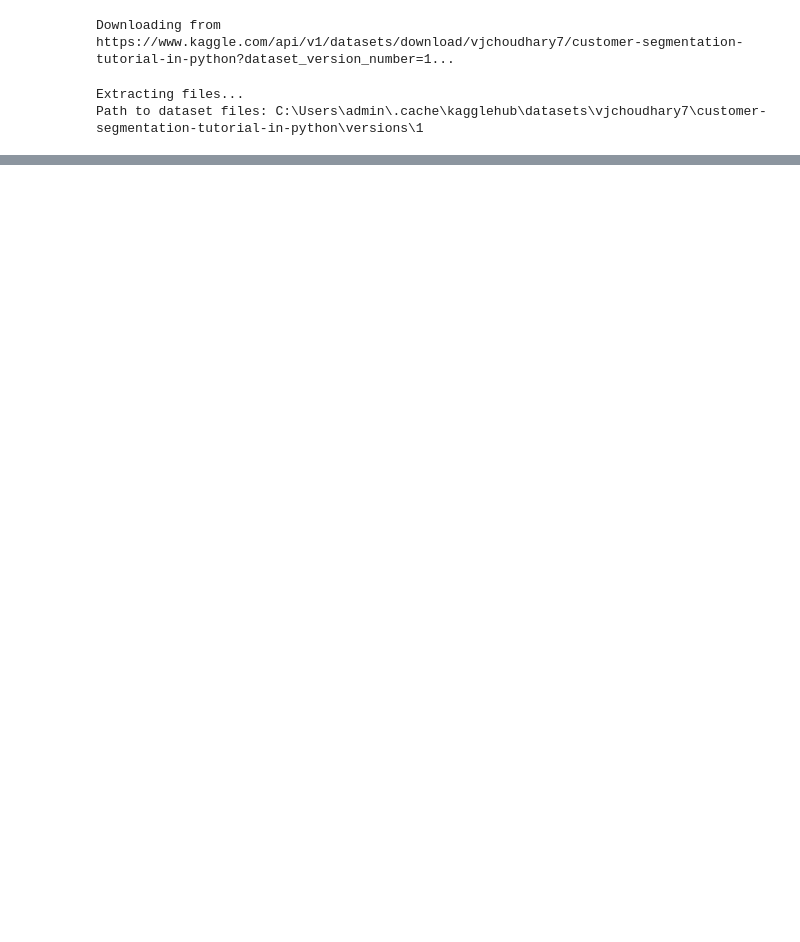
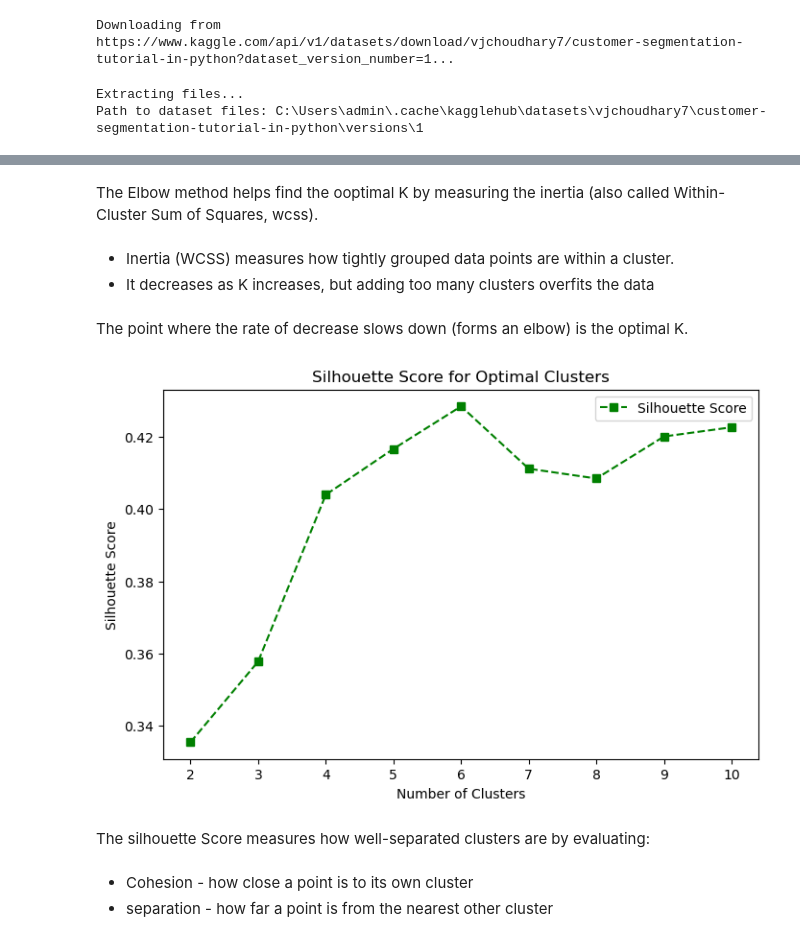
Before and after one commit to MWASMWAURA/Python-Data-Analysis-Projects, a Jupyter notebook: Mall Customer segmentation.ipynb, the cells around one changed output, grey strips where cells are left out. Cells and saved outputs as stored; diff of their text form; code cells hidden in the pictures; blank space fills up the shorter version.

```diff
--- a/Mall Customer segmentation.ipynb
+++ b/Mall Customer segmentation.ipynb
@@ -257,0 +139,23 @@ The Gaussina Naive Bayes is useful when features are continuous and follow a nor
+# %% [markdown]
+The Elbow method helps find the ooptimal K  by measuring the inertia (also called Within-Cluster Sum of Squares, wcss).
+# %% [markdown]
+- Inertia (WCSS) measures how tightly grouped data points are within a cluster.
+- It decreases as K increases, but adding too many clusters overfits the data
+# %% [markdown]
+The point where the rate of decrease slows down (forms an elbow) is the optimal K.
+# %%
+# Plot Silhouette Scores
+plt.figure(figsize=(8,5))
+plt.plot(K_range, silhouette_scores, marker='s', linestyle='--', color='g', label='Silhouette Score')
+plt.xlabel('Number of Clusters')
+plt.ylabel('Silhouette Score')
+plt.title('Silhouette Score for Optimal Clusters')
+plt.legend()
+plt.show()
+# %% [output]
+[figure, added]
+# %% [markdown]
+The silhouette Score measures how well-separated clusters are by evaluating:
+# %% [markdown]
+- Cohesion - how close a point is to its own cluster
+- separation - how far a point is from the nearest other cluster
```
Also changed, not shown: parts of 44 cells of this notebook.
